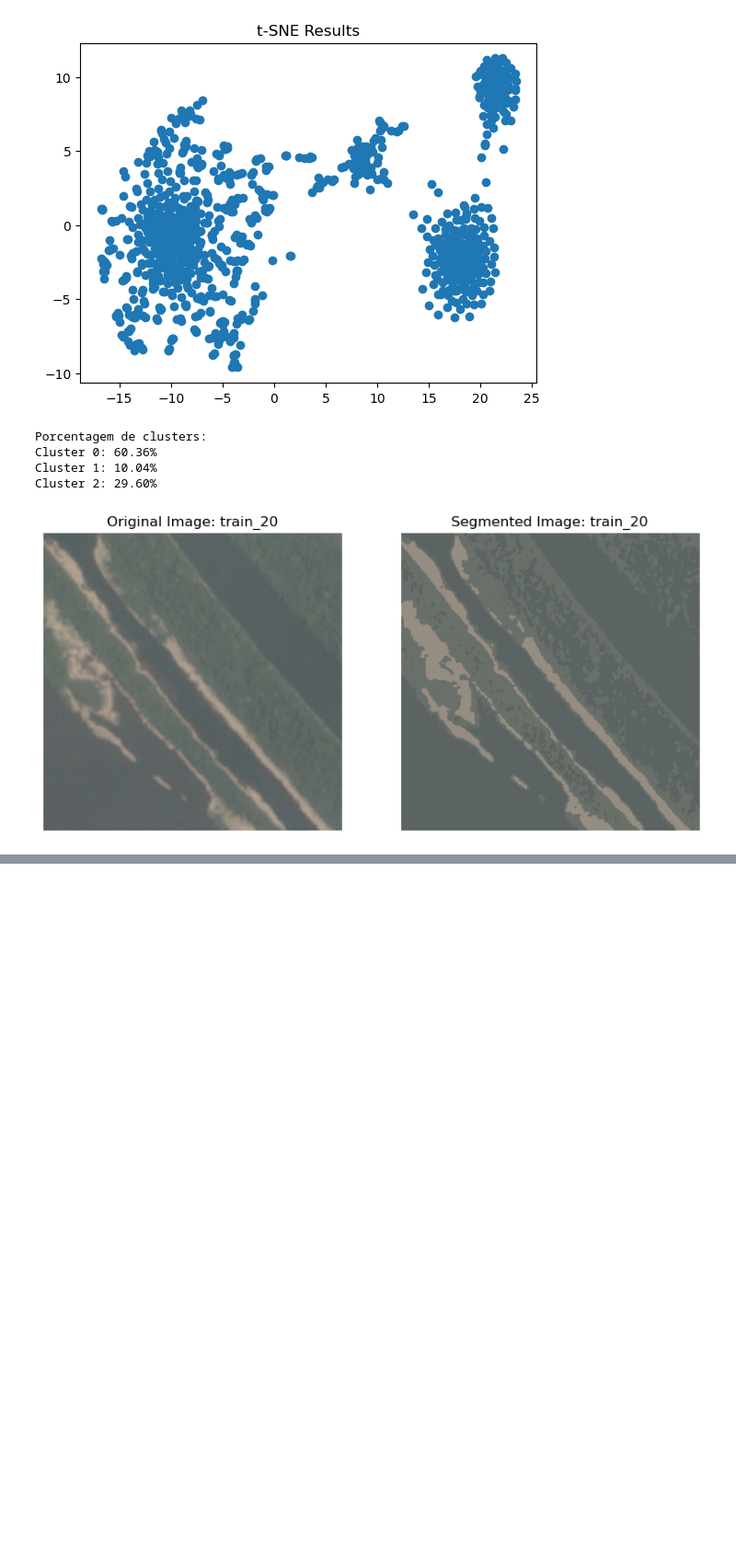
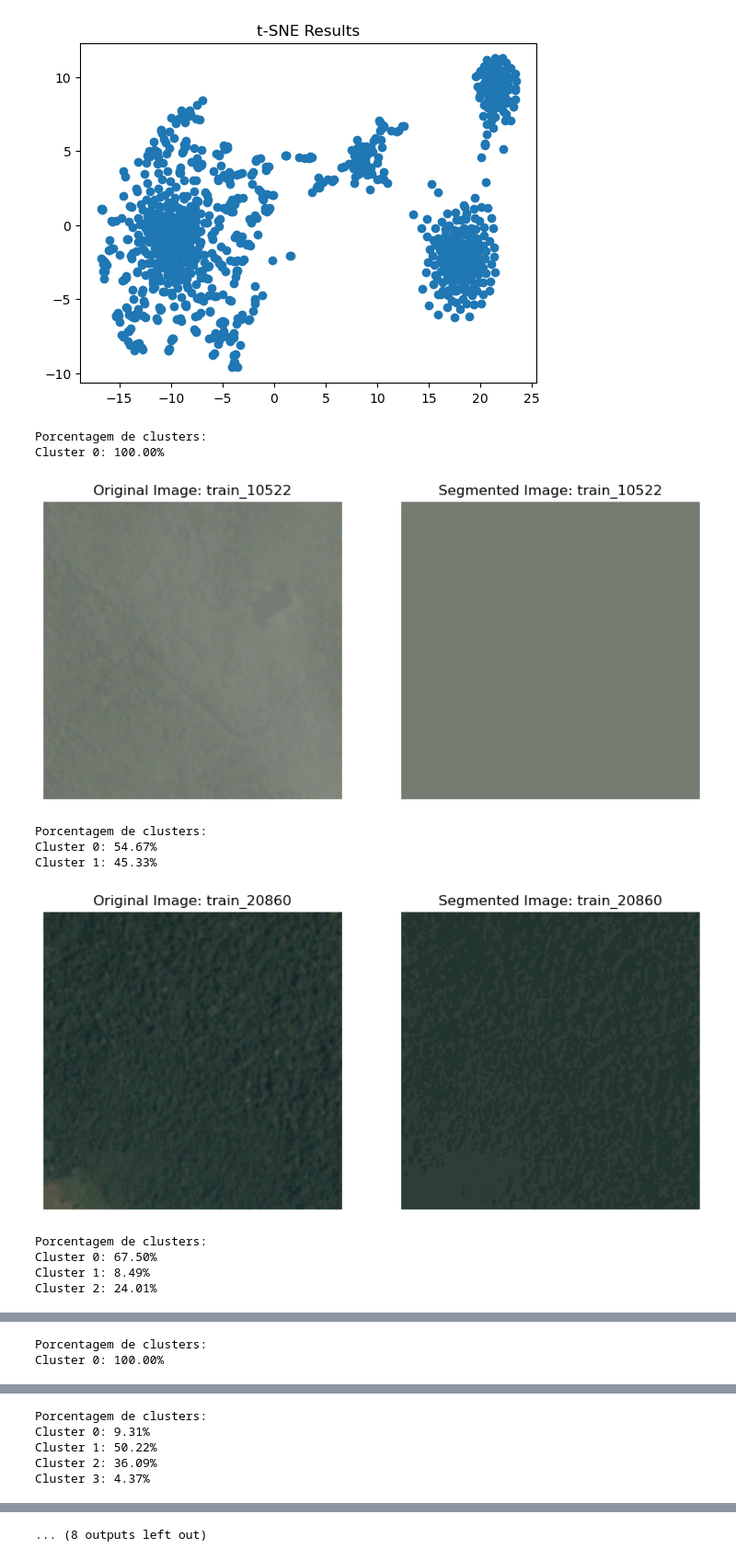
Before and after one commit to fabricio-inoue/rooney-amazon, a Jupyter notebook: index.ipynb, the cells around one changed output, grey strips where cells are left out. Shown at 92% size. Drawn from its saved outputs; the diff is of its cells as text; code cells hidden in the pictures; blank space fills up the shorter version.

Commit message:
adds better examples

```diff
--- a/index.ipynb
+++ b/index.ipynb
@@ -191,7 +77,6 @@ else:
 from sklearn.cluster import KMeans
 import numpy as np
 
-# Function to segment the image into different clusters
 def segment_image(image_name, n_clusters=3):
     img = get_image(image_name)
     if img is not None:
@@ -204,26 +89,30 @@ def segment_image(image_name, n_clusters=3):
     else:
         return None, None, None
 
-# Function to calculate the percentage of each cluster in the image
 def calculate_cluster_percentages(labels, img_shape, n_clusters=3):
     total_pixels = img_shape[0] * img_shape[1]
     cluster_percentages = [(labels == i).sum() / total_pixels * 100 for i in range(n_clusters)]
     return cluster_percentages
 
-# Function to display segmented image and percentages
-def analyze_image(image_name, n_clusters=3):
+def analyze_image(image_name):
+    df = pd.read_csv('planet/planet/train_v2.csv/train_v2.csv')
+
+    labels = df[df['image_name'] == image_name]['tags'].values[0].split(' ')
+
+    n_clusters=len(labels)-1
+
     segmented_img, labels, img_shape = segment_image(image_name, n_clusters)
     if segmented_img is not None:
         plt.figure(figsize=(10, 5))
 
-        # Display original image
+
+
         plt.subplot(1, 2, 1)
         original_img = get_image(image_name)
         plt.imshow(cv2.cvtColor(original_img, cv2.COLOR_BGR2RGB))
         plt.title(f'Original Image: {image_name}')
         plt.axis('off')
 
-        # Display segmented image
         plt.subplot(1, 2, 2)
         plt.imshow(segmented_img.astype('uint8'))
         plt.title(f'Segmented Image: {image_name}')
@@ -231,7 +120,6 @@ def analyze_image(image_name, n_clusters=3):
 
         print("Porcentagem de clusters:")
 
-        # Calculate and display cluster percentages
         cluster_percentages = calculate_cluster_percentages(labels, img_shape, n_clusters)
         for i, percentage in enumerate(cluster_percentages):
             print(f"Cluster {i}: {percentage:.2f}%")
@@ -239,12 +127,20 @@ def analyze_image(image_name, n_clusters=3):
         plt.show()
     else:
         print(f"Failed to analyze image {image_name}.")
-
-# Example of image analysis with detailed segmentation
-analyze_image('train_20', n_clusters=3)
-# %% [output]
-Porcentagem de clusters:
-Cluster 0: 60.36%
-Cluster 1: 10.04%
-Cluster 2: 29.60%
-[figure, removed]
+# %%
+import random
+
+for i in range(10):
+    analyze_image(f'train_{random.randint(0, 40000)}')
+# %% [output]
+Porcentagem de clusters:
+Cluster 0: 100.00%
+[figure, added]
+Porcentagem de clusters:
+Cluster 0: 54.67%
+Cluster 1: 45.33%
+[figure, added]
+Porcentagem de clusters:
+Cluster 0: 67.50%
+Cluster 1: 8.49%
+Cluster 2: 24.01%
@@ -250,0 +148,2 @@ Cluster 2: 29.60%
+Porcentagem de clusters:
+Cluster 0: 100.00%
@@ -250,0 +151,5 @@ Cluster 2: 29.60%
+Porcentagem de clusters:
+Cluster 0: 9.31%
+Cluster 1: 50.22%
+Cluster 2: 36.09%
+Cluster 3: 4.37%
@@ -251 +161,2 @@ Cluster 2: 29.60%
+... (8 outputs left out)
 # %%
```
Also changed, not shown: parts of 7 cells of this notebook.
